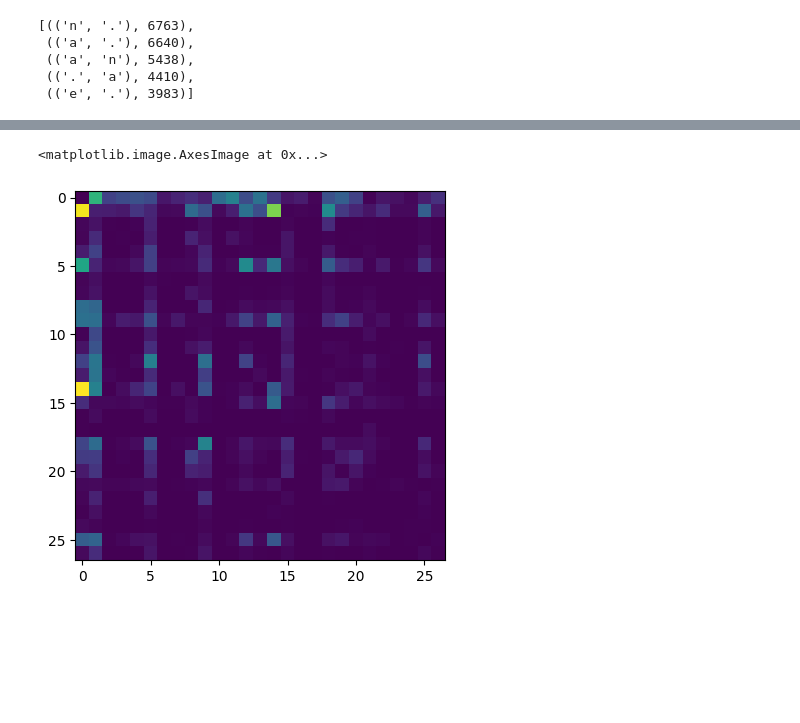
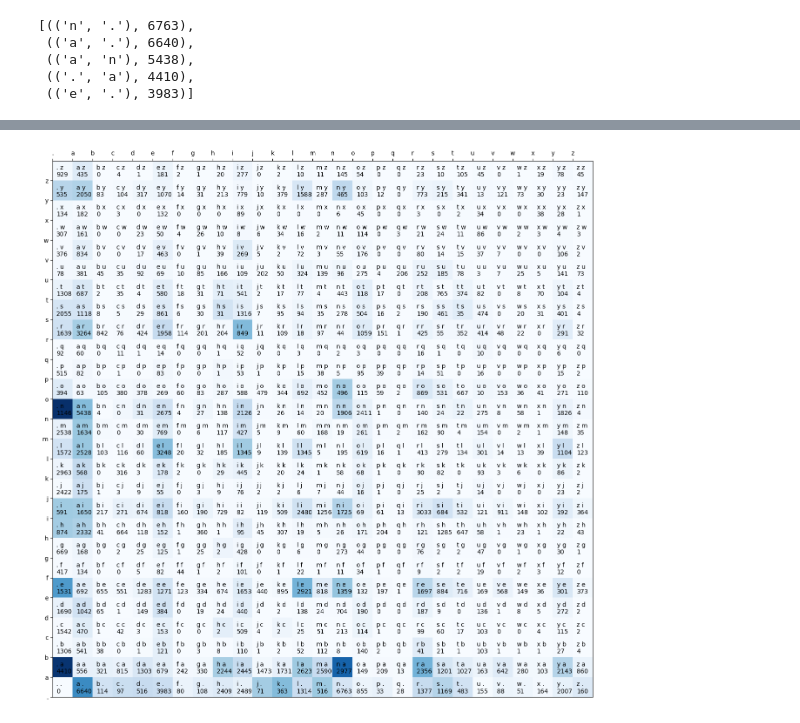
Before and after one commit to Pavan-Balaji22/LLM-from-scratch, a Jupyter notebook: Unique-Name-Generation-bigram.ipynb, the cells around one changed output, grey strips where cells are left out. Saved outputs shown, nothing was run; the diff lists cells and outputs as text; code cells hidden in the pictures; blank space fills up the shorter version.

```diff
--- a/Unique-Name-Generation-bigram.ipynb
+++ b/Unique-Name-Generation-bigram.ipynb
@@ -59,8 +57,16 @@ uniques
 for x in bigrams.keys():
     bigramModel[uniques[x[0]],uniques[x[1]]] = bigrams[x]
 # %%
-
-plt.imshow(bigramModel)
+fig,axes = plt.subplots()
+fig.set_figheight(16)
+fig.set_figwidth(16)
+axes.pcolormesh(bigramModel,cmap="Blues")
+axes.set_xticks(list(uniques.values()),list(uniques.keys()))
+axes.tick_params(axis="x",top = True,bottom=False,labeltop = True,labelbottom = False)
+for x in range(bigramModel.shape[0]):
+    for y in range(bigramModel.shape[1]):
+        axes.annotate(f"{rev_uniques[x]} {rev_uniques[y]}\n{bigramModel[x,y].item():.0f}",(x+.2,y+.2))
+axes.set_yticks(list(uniques.values()),list(uniques.keys()))
+plt.show()
 # %% [output]
-<matplotlib.image.AxesImage at 0x...>
-[figure, old version]
+[figure, new version]
```
Also changed, not shown: parts of 2 cells of this notebook.
